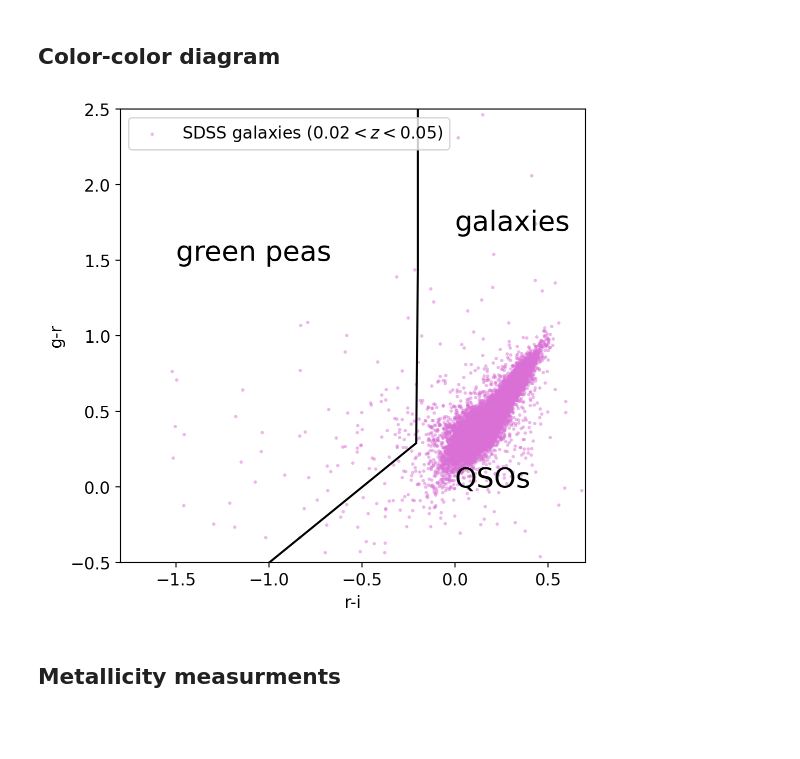
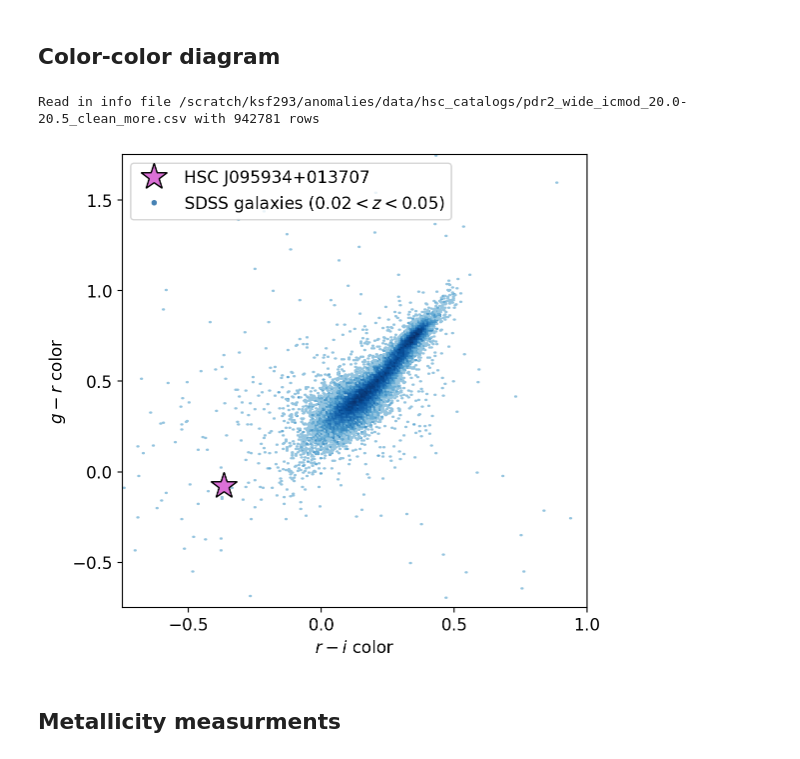
Before and after one commit to kstoreyf/anomalies-GAN-HSC, a Jupyter notebook: notebooks/plots_bluedot_2021-04-06.ipynb, the cells around one changed output. Cells and saved outputs as stored; diff of their text form; code cells hidden in the pictures; blank space fills up the shorter version.

```diff
--- a/notebooks/plots_bluedot_2021-04-06.ipynb
+++ b/notebooks/plots_bluedot_2021-04-06.ipynb
@@ -162,0 +426,4 @@ ColDefs(
+# %%
+print(len(data_sdss))
+print(len(np.where(data_sdss['MASS']==-1)[0]))
+data_sdss = data_sdss[data_sdss['MASS']!=-1]
@@ -205,46 +496,54 @@ plt.savefig(f'{plot_dir}/bpt.png', bbox_inches='tight')
 # %%
 gr_color_sdss = data_sdss['M_g_MODEL'] - data_sdss['M_r_MODEL']
 ri_color_sdss = data_sdss['M_r_MODEL'] - data_sdss['M_i_MODEL']
+# %%
+info_fn = f'{base_dir}/data/hsc_catalogs/pdr2_wide_icmod_20.0-20.5_clean_more.csv'
+cols = ['idx', 'ra_x', 'dec_x', 'object_id', 'g_cmodel_mag', 'r_cmodel_mag', 'i_cmodel_mag']
+info_df = pd.read_csv(info_fn, usecols=cols, squeeze=False)
+info_df = info_df.set_index('idx')
+print("Read in info file {} with {} rows".format(info_fn, len(info_df)))
+
+info_df.astype({"object_id": np.int64})
+
+info_id = 936569
+info = info_df.loc[info_id]
+
+gmag = info['g_cmodel_mag']
+rmag = info['r_cmodel_mag']
+imag = info['i_cmodel_mag']
+# %% [output]
+Read in info file /scratch/ksf293/anomalies/data/hsc_catalogs/pdr2_wide_icmod_20.0-20.5_clean_more.csv with 942781 rows
 # %%
 plt.figure(figsize=(6,6))
-# plt.plot(rmag-imag, gmag-rmag, marker='*', markeredgecolor='black', color='cyan', markersize=20,
-#          label='HSC 43158859342174406', ls='None')
+ax = plt.gca()
+plt.plot(rmag-imag, gmag-rmag, marker='*', markeredgecolor='black', color='orchid', markersize=20,
+         label='HSC J095934+013707', ls='None')
 
-plt.scatter(ri_color_sdss, gr_color_sdss,
-           c='orchid', alpha=0.5, s=6, lw=0, label=r'SDSS galaxies ($0.02<z<0.05$)')
+#plt.scatter(ri_color_sdss, gr_color_sdss,
+#           c='teal', alpha=0.5, s=6, lw=0, label=r'SDSS galaxies ($0.02<z<0.05$)')
+handles, labels = ax.get_legend_handles_labels()
+plt.hexbin(ri_color_sdss, gr_color_sdss, cmap=cmap_blu, mincnt=1, gridsize=2500, bins='log')
+blue_point = matplotlib.lines.Line2D([], [], color='steelblue', marker='.', ls='None',
+                          markersize=6, label=r'SDSS galaxies ($0.02<z<0.05$)')
+handles.append(blue_point)
+plt.legend(handles=handles, loc='upper left', **{'fontsize': 12})
 
-rimin, rimax = -1.8, 0.7
-grmin, grmax = -0.5, 2.5
+rimin, rimax = -0.75, 1.0
+grmin, grmax = -0.75, 1.75
+
+ticks = np.arange(-2, 2, 0.5)
+plt.xticks(ticks)
+plt.yticks(ticks)
 plt.xlim(rimin, rimax)
 plt.ylim(grmin, grmax)
 
-
-gr = np.linspace(grmin, grmax, 100)
-ri = np.linspace(rimin, rimax, 100)
-
-ricut = []
-grcut = []
-for i in range(len(ri)):
-    grval = ri[i]+0.5
-    if grval<=0.3:
-        ricut.append(ri[i])
-        grcut.append(grval)
-    else:
-        ricut.append(-0.2)
-        grcut.append(gr[i])
-plt.plot(ricut, grcut, color='k')
-
-plt.text(-1.5, 1.5, 'green peas', fontsize=20)
-plt.text(0, 1.7, 'galaxies', fontsize=20)
-plt.text(0, 0, 'QSOs', fontsize=20)
-
-plt.xlabel("r-i")
-plt.ylabel("g-r")
-plt.legend(loc='upper left')
+plt.xlabel(r"$r-i$ color")
+plt.ylabel(r"$g-r$ color")
+#plt.legend(loc='upper left')
 
 plt.savefig(f'{plot_dir}/color-color.png', bbox_inches='tight')
 # %% [output]
-[figure, old version]
+[figure, new version]
 # %% [markdown]
 ## Metallicity measurments
 # %% [markdown]
```
Also changed, not shown: parts of 31 cells of this notebook.
